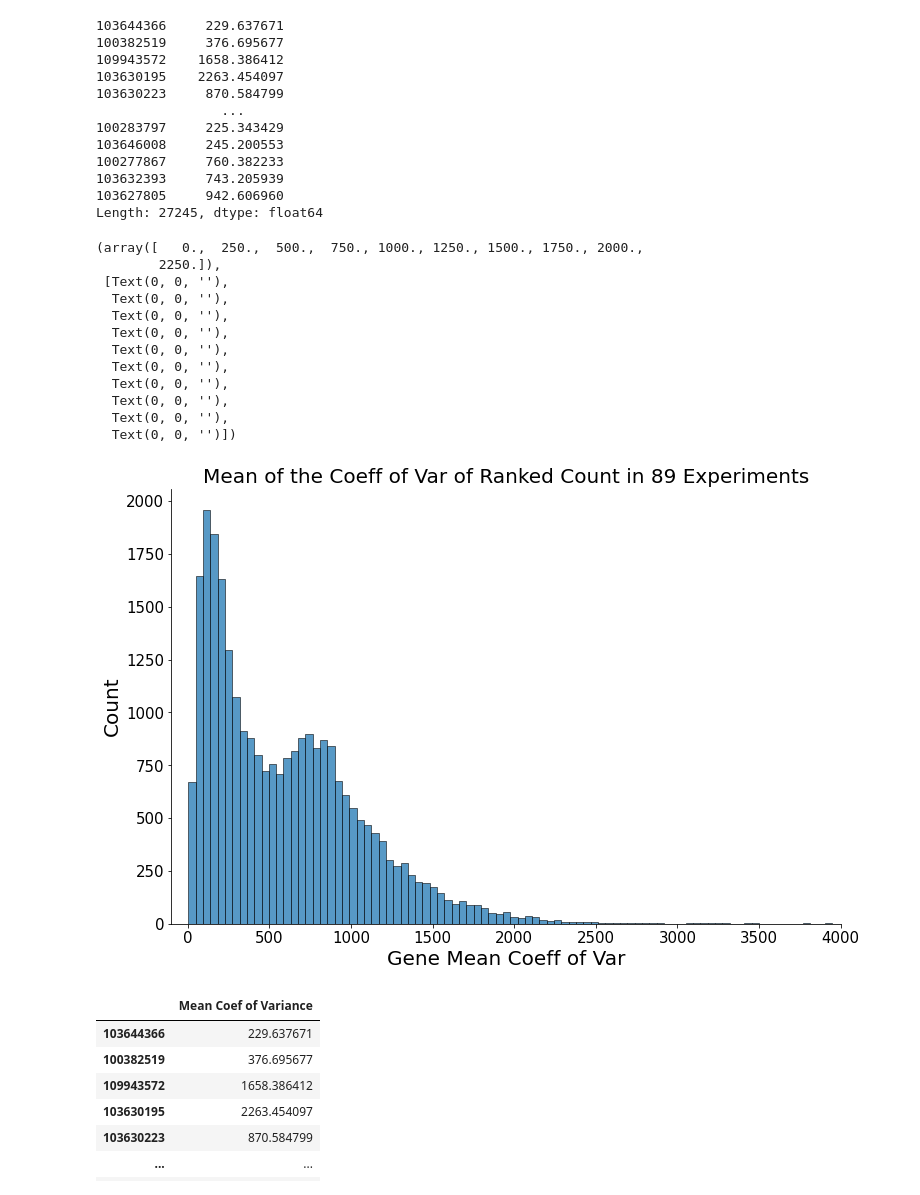
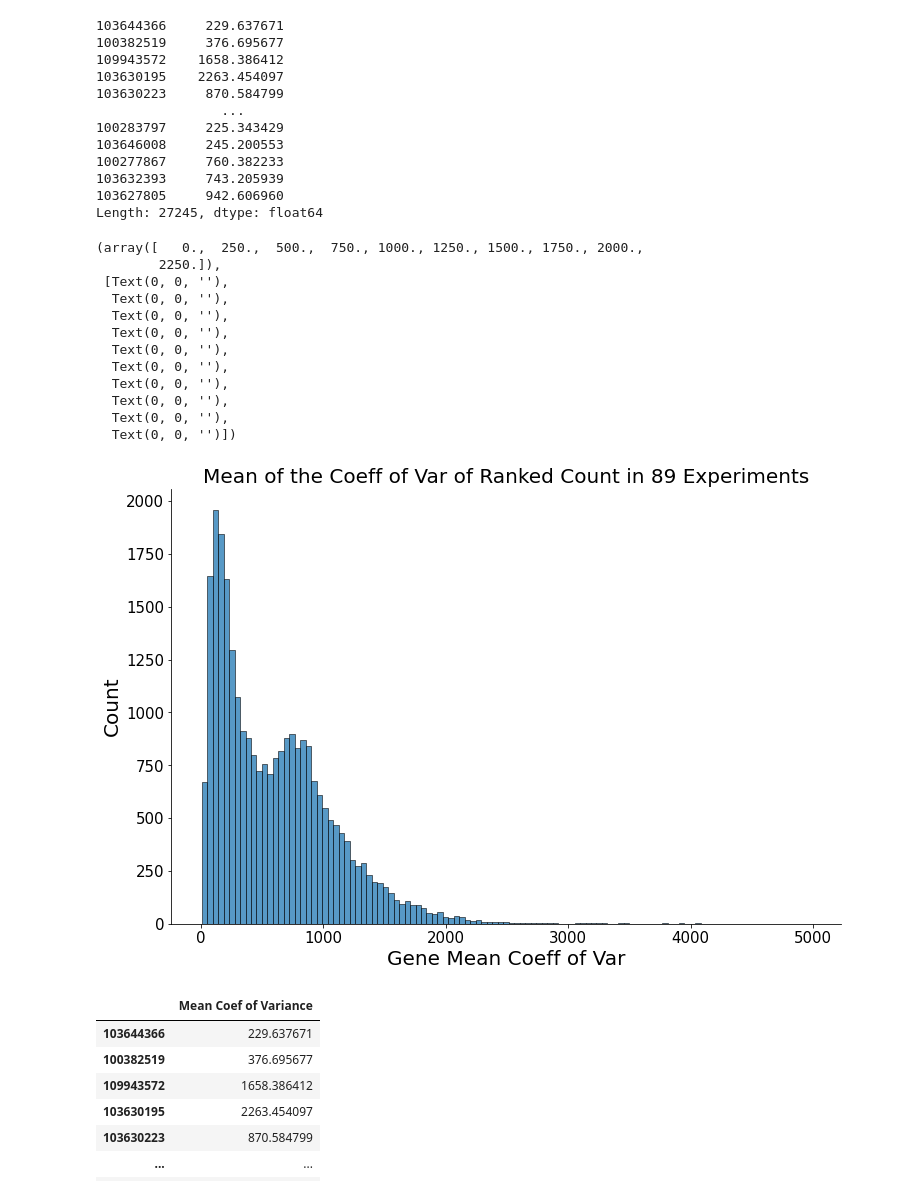
Before and after one commit to mikepassal/Peneloope_Dave_Maize_meristem, a Jupyter notebook: Cross_maize_highly_variable_genes/reading_in_all_maize_genes_and_seeing_if_it_crashes_the_server.ipynb, the cells around one changed output. Saved outputs shown, nothing was run; the diff lists cells and outputs as text; code cells hidden in the pictures.

```diff
--- a/Cross_maize_highly_variable_genes/reading_in_all_maize_genes_and_seeing_if_it_crashes_the_server.ipynb
+++ b/Cross_maize_highly_variable_genes/reading_in_all_maize_genes_and_seeing_if_it_crashes_the_server.ipynb
@@ -104,34 +126,34 @@ Length: 27245, dtype: float64
 # %%
 
 fig, ax = plt.subplots(figsize = (12,8))
 fig.patch.set_facecolor('white')
 ax = sns.histplot(ranked_coef_df_all_expt_confident_genes.mean(axis =1))
 plt.ylabel("Count", fontsize = 20)
 plt.xlabel("Gene Mean Coeff of Var", fontsize = 20)
 sns.despine()
 
 ax.grid(False)
 ax.spines["bottom"].set_color("black")
 ax.spines["left"].set_color("black")
-plt.xlim((-100,4000))
+#plt.xlim((-100,4000))
 # plt.ylim((0, 1250))
 plt.title("Mean of the Coeff of Var of Ranked Count in 89 Experiments", fontsize = 20)
 plt.xticks(fontsize = 15,)
 plt.yticks(fontsize = 15)
 # %% [output]
 (array([   0.,  250.,  500.,  750., 1000., 1250., 1500., 1750., 2000.,
         2250.]),
  [Text(0, 0, ''),
   Text(0, 0, ''),
   Text(0, 0, ''),
   Text(0, 0, ''),
   Text(0, 0, ''),
   Text(0, 0, ''),
   Text(0, 0, ''),
   Text(0, 0, ''),
   Text(0, 0, ''),
   Text(0, 0, '')])
-[figure, old version]
+[figure, new version]
 # %%
 summary_df = pd.DataFrame(ranked_coef_df_all_expt.mean(axis =1), columns = ['Mean Coef of Variance'])
 summary_df
```
Also changed, not shown: parts of 13 cells of this notebook, 1 other file.
